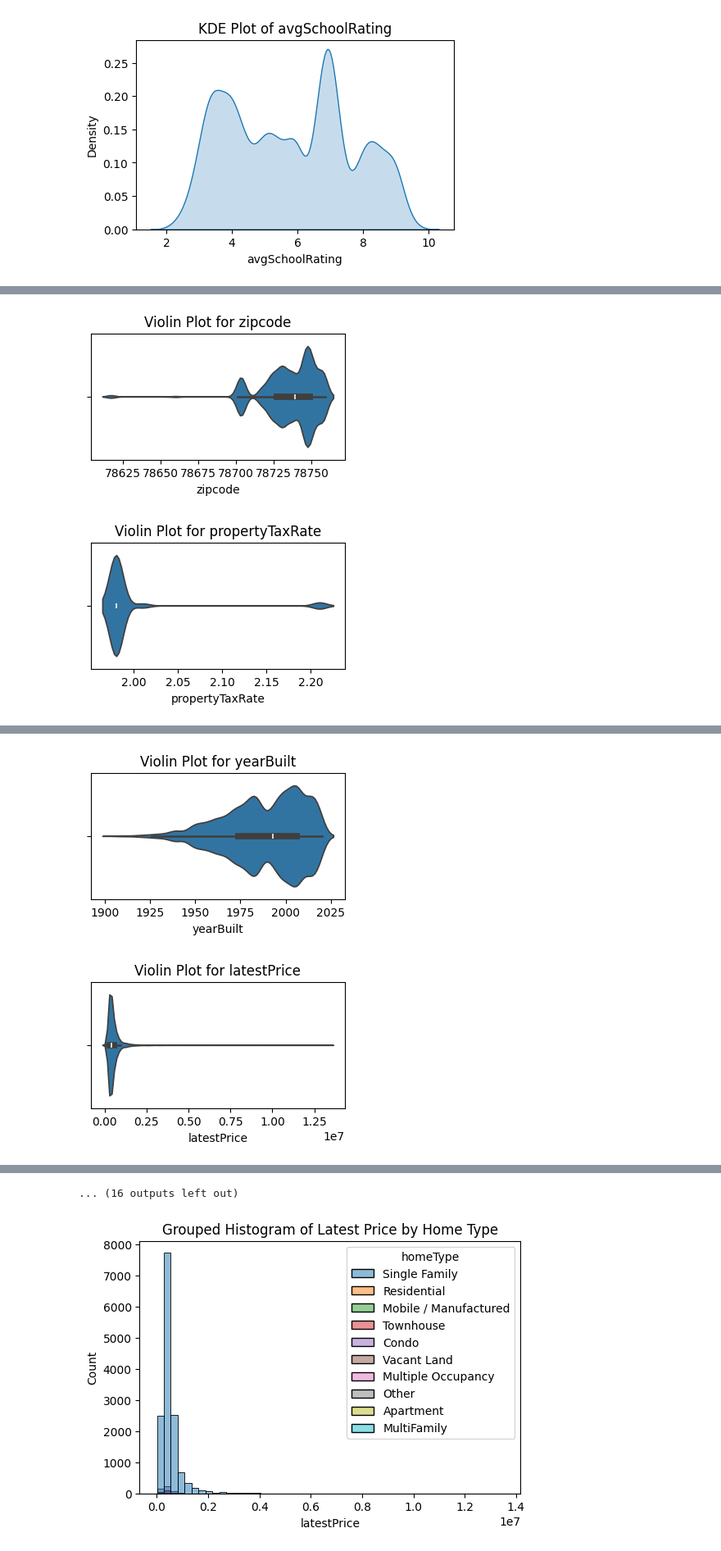
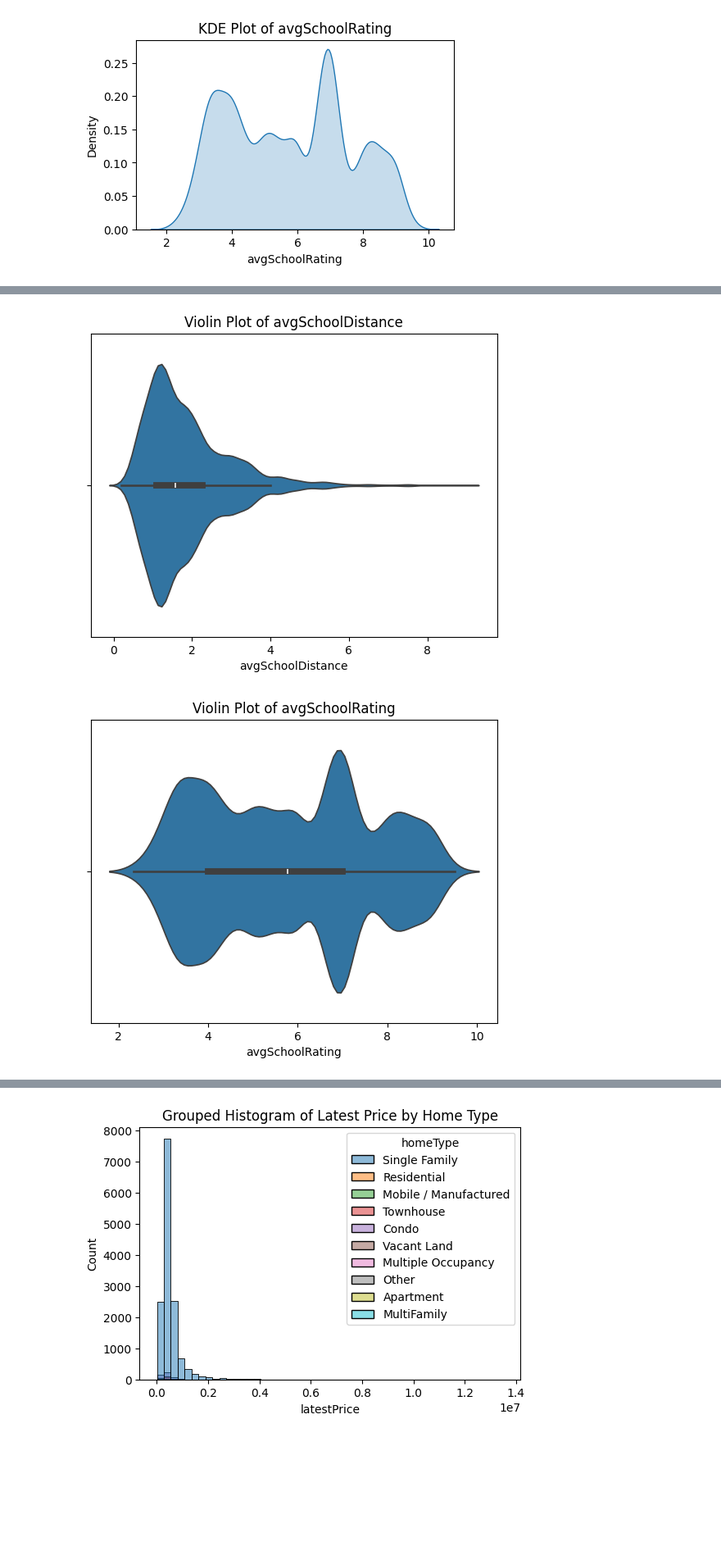
Before and after one commit to m-nowrin/AI-for-leader-sem-2, a Jupyter notebook: OMDS-ModB2-Week4-Nowrin-Mustary.ipynb, the cells around one changed output, grey strips where cells are left out. Shown at 82% size. Cells and saved outputs as stored; diff of their text form; code cells hidden in the pictures; blank space fills up the shorter version.

```diff
--- a/OMDS-ModB2-Week4-Nowrin-Mustary.ipynb
+++ b/OMDS-ModB2-Week4-Nowrin-Mustary.ipynb
@@ -186,13 +186,10 @@ for col in numerical_columns:
 [figure]
 [figure]
 # %%
-# Violin Plots for Price Distribution by some important categorical features
-important_categorical = ["homeType", "city", "hasGarage", "hasCooling", "hasHeating", "hasSpa", "hasView"]
-
-for col in important_categorical:
-    plt.figure(figsize=(6, 4))
-    sns.violinplot(x=df[col], y=df["latestPrice"])
-    plt.xticks(rotation=45)
-    plt.title(f"Violin Plot of Latest Price by {col}")
-    plt.show()
+# Violin Plot for Latest Price by Home Type
+plt.figure(figsize=(8, 5))
+sns.violinplot(x=df_cleaned["homeType"], y=df_cleaned["latestPrice"])
+plt.xticks(rotation=45)
+plt.title("Violin Plot of Latest Price by Home Type")
+plt.show()
 # %% [output]
@@ -206,10 +197,12 @@ for col in important_categorical:
 # %%
-# Violin Plot
-for col in df_cleaned.select_dtypes(include=['int64', 'float64']).columns:
-    plt.figure(figsize=(4, 2))
+#violin plot for school features
+school_features = ["avgSchoolDistance", "avgSchoolRating", "avgSchoolSize", "MedianStudentsPerTeacher"]
+
+for col in school_features:
+    plt.figure()
     sns.violinplot(x=df_cleaned[col])
-    plt.title(f"Violin Plot for {col}")
+    plt.title(f"Violin Plot of {col}")
     plt.show()
 # %% [output]
-[figure, old version]
+[figure, new version]
-[figure, old version]
+[figure, new version]
@@ -218,2 +210,0 @@ for col in df_cleaned.select_dtypes(include=['int64', 'float64']).columns:
-[figure, removed]
-[figure, removed]
@@ -226,4 +211,3 @@ for col in df_cleaned.select_dtypes(include=['int64', 'float64']).columns:
-... (16 outputs left out)
 # %%
 # Grouped Histogramsof Latest Price by Home Type
 plt.figure(figsize=(6, 4))
```
Also changed, not shown: parts of 2 cells of this notebook.
